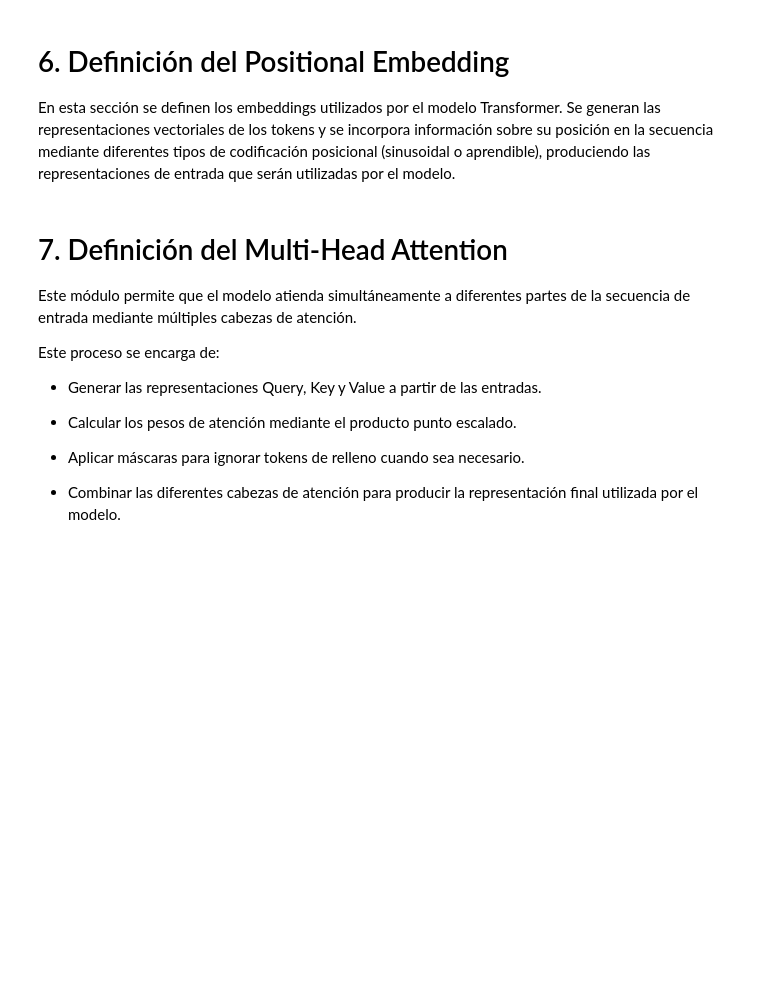
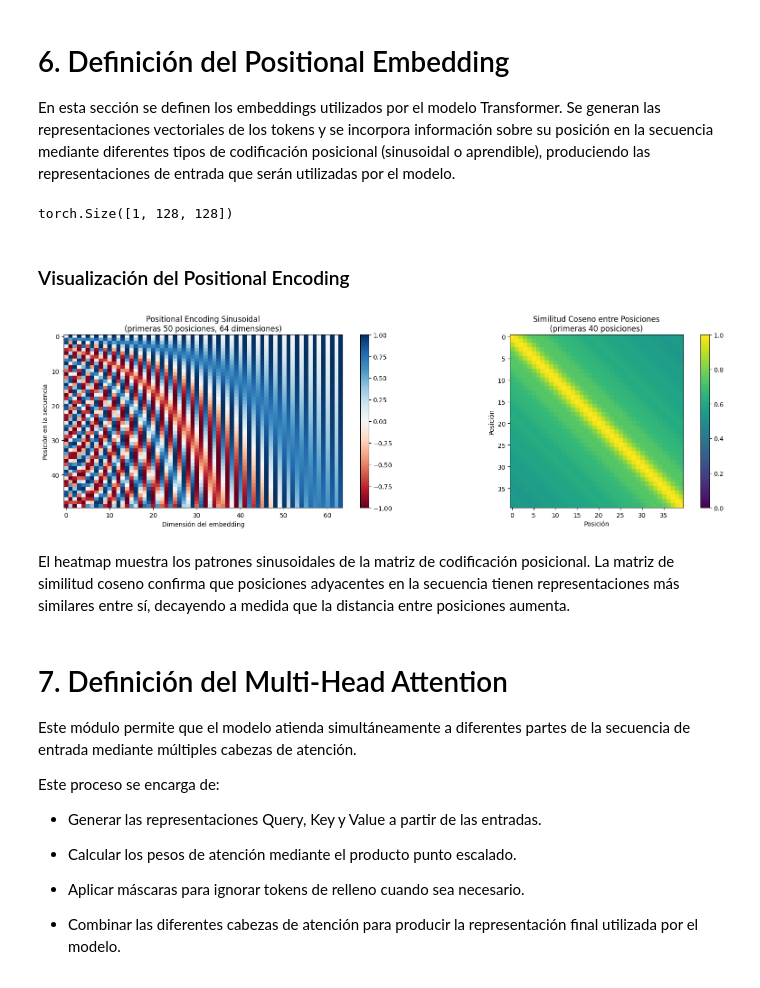
Before and after one commit to sebastianb92/nlp-labs, a Jupyter notebook: Session3/1-Transformers.ipynb, the cells around one changed output. Drawn from its saved outputs; the diff is of its cells as text; code cells hidden in the pictures; blank space fills up the shorter version.

```diff
--- a/Session3/1-Transformers.ipynb
+++ b/Session3/1-Transformers.ipynb
@@ -161,19 +290,17 @@ Como resultado, el texto es transformado en secuencias de tokens numéricos, lo
 # %%
 from tqdm.auto import tqdm
 from transformers import AutoTokenizer
-from transformers.models.gpt2.tokenization_gpt2 import bytes_to_unicode
+from tokenizers.pre_tokenizers import ByteLevel
 
 length = len(dataset)
 
 tokenizer = AutoTokenizer.from_pretrained("gpt2")
 
-byte_to_unicode_map = bytes_to_unicode()
-unicode_to_byte_map = {v: k for k, v in byte_to_unicode_map.items()}
-base_vocab = list(unicode_to_byte_map.keys())
+base_vocab = ByteLevel.alphabet()
 
 def batch_iterator(batch_size=10):
     for i in tqdm(range(0, length, batch_size)):
-        yield dataset[i:i+batch_size]
+        yield dataset[i:i+batch_size]["text"]
 
 spanish_sentiment_tokenizer = tokenizer.train_new_from_iterator(
     batch_iterator(),
@@ -360,6 +502,37 @@ x = torch.tensor(tokens['input_ids']).unsqueeze(0)
 mask = torch.tensor(tokens['input_ids']).unsqueeze(0)
 embedding = tpe(x)
 embedding.shape
+# %% [output]
+torch.Size([1, 128, 128])
+# %% [markdown]
+### Visualización del Positional Encoding
+# %%
+import matplotlib.pyplot as plt
+from sklearn.metrics.pairwise import cosine_similarity
+
+fig, axes = plt.subplots(1, 2, figsize=(16, 5))
+
+# Heatmap del encoding sinusoidal
+im = axes[0].imshow(pos_encoding[:50, :64], aspect='auto', cmap='RdBu', vmin=-1, vmax=1)
+axes[0].set_xlabel('Dimensión del embedding')
+axes[0].set_ylabel('Posición en la secuencia')
+axes[0].set_title('Positional Encoding Sinusoidal\n(primeras 50 posiciones, 64 dimensiones)')
+plt.colorbar(im, ax=axes[0])
+
+# Similitud coseno entre posiciones
+sim = cosine_similarity(pos_encoding[:40])
+im2 = axes[1].imshow(sim, cmap='viridis', vmin=0, vmax=1)
+axes[1].set_title('Similitud Coseno entre Posiciones\n(primeras 40 posiciones)')
+axes[1].set_xlabel('Posición')
+axes[1].set_ylabel('Posición')
+plt.colorbar(im2, ax=axes[1])
+
+plt.tight_layout()
+plt.show()
+# %% [output]
+[figure, added]
+# %% [markdown]
+El heatmap muestra los patrones sinusoidales de la matriz de codificación posicional. La matriz de similitud coseno confirma que posiciones adyacentes en la secuencia tienen representaciones más similares entre sí, decayendo a medida que la distancia entre posiciones aumenta.
 # %% [markdown]
 # 7. Definición del Multi-Head Attention
 
```
Also changed, not shown: parts of 43 cells of this notebook.
